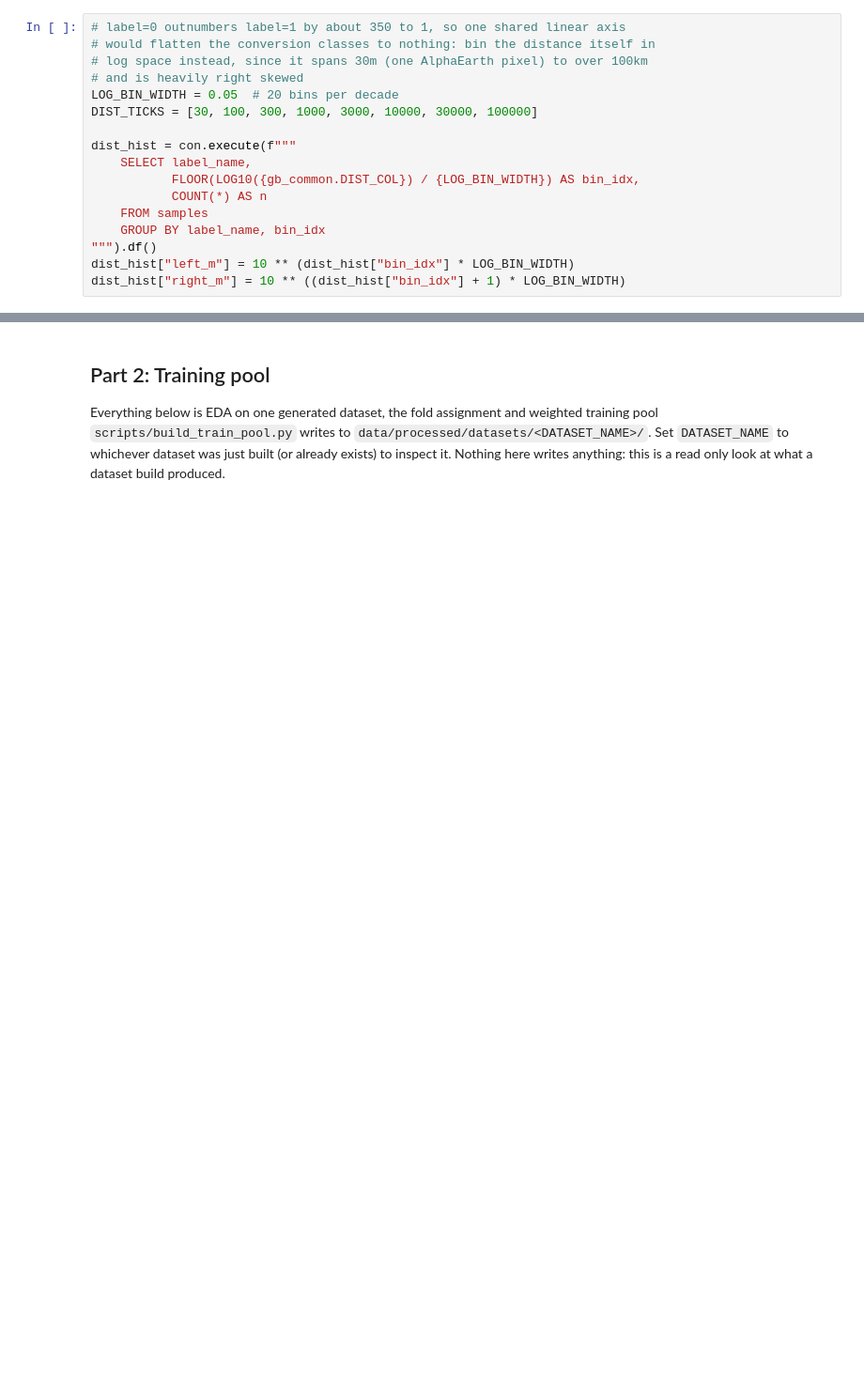
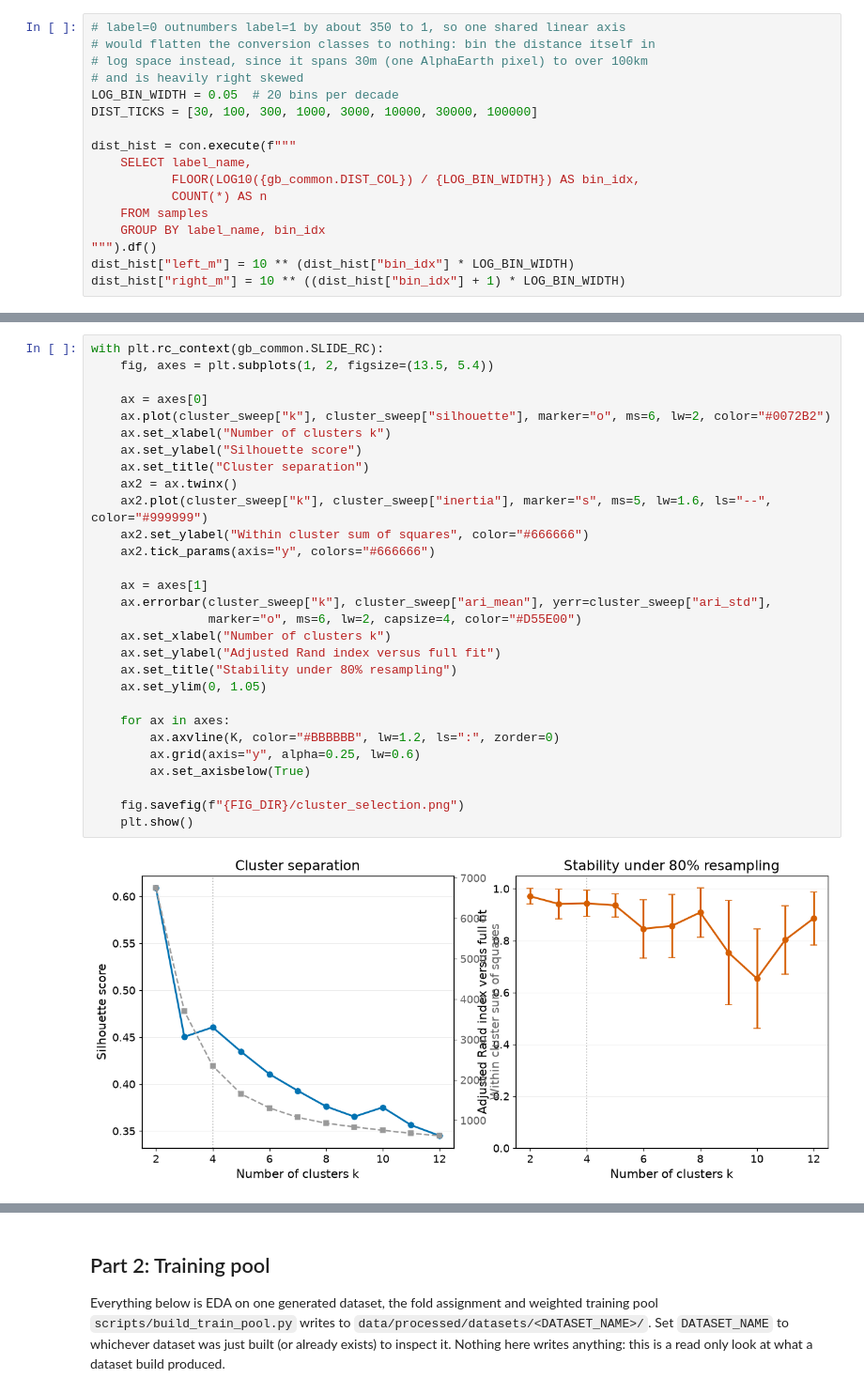
Before and after one commit to joshstallings/wetland_conversion, a Jupyter notebook: eda_dataset.ipynb, the cells around one changed output, grey strips where cells are left out. Shown at 94% size. Saved outputs shown, nothing was run; the diff lists cells and outputs as text; blank space fills up the shorter version.

Commit message:
added distanced clustering code.

```diff
--- a/eda_dataset.ipynb
+++ b/eda_dataset.ipynb
@@ -183,0 +275,31 @@ with plt.rc_context(gb_common.SLIDE_RC):
+# %%
+with plt.rc_context(gb_common.SLIDE_RC):
+    fig, axes = plt.subplots(1, 2, figsize=(13.5, 5.4))
+
+    ax = axes[0]
+    ax.plot(cluster_sweep["k"], cluster_sweep["silhouette"], marker="o", ms=6, lw=2, color="#0072B2")
+    ax.set_xlabel("Number of clusters k")
+    ax.set_ylabel("Silhouette score")
+    ax.set_title("Cluster separation")
+    ax2 = ax.twinx()
+    ax2.plot(cluster_sweep["k"], cluster_sweep["inertia"], marker="s", ms=5, lw=1.6, ls="--", color="#999999")
+    ax2.set_ylabel("Within cluster sum of squares", color="#666666")
+    ax2.tick_params(axis="y", colors="#666666")
+
+    ax = axes[1]
+    ax.errorbar(cluster_sweep["k"], cluster_sweep["ari_mean"], yerr=cluster_sweep["ari_std"],
+                marker="o", ms=6, lw=2, capsize=4, color="#D55E00")
+    ax.set_xlabel("Number of clusters k")
+    ax.set_ylabel("Adjusted Rand index versus full fit")
+    ax.set_title("Stability under 80% resampling")
+    ax.set_ylim(0, 1.05)
+
+    for ax in axes:
+        ax.axvline(K, color="#BBBBBB", lw=1.2, ls=":", zorder=0)
+        ax.grid(axis="y", alpha=0.25, lw=0.6)
+        ax.set_axisbelow(True)
+
+    fig.savefig(f"{FIG_DIR}/cluster_selection.png")
+    plt.show()
+# %% [output]
+[figure, added]
```
Also changed, not shown: parts of 32 cells of this notebook, 14 other files.
